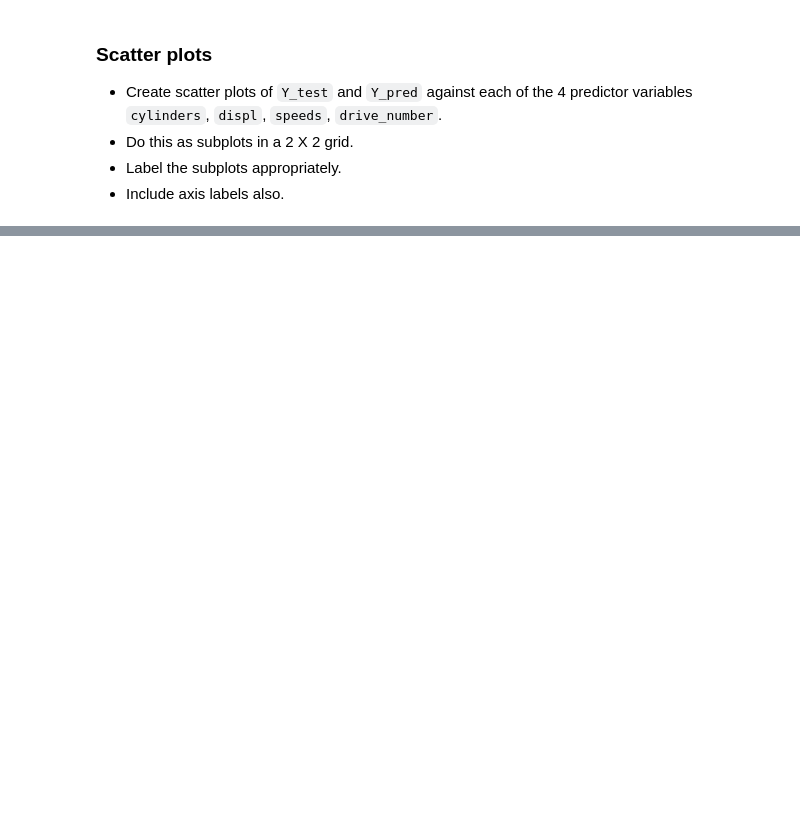
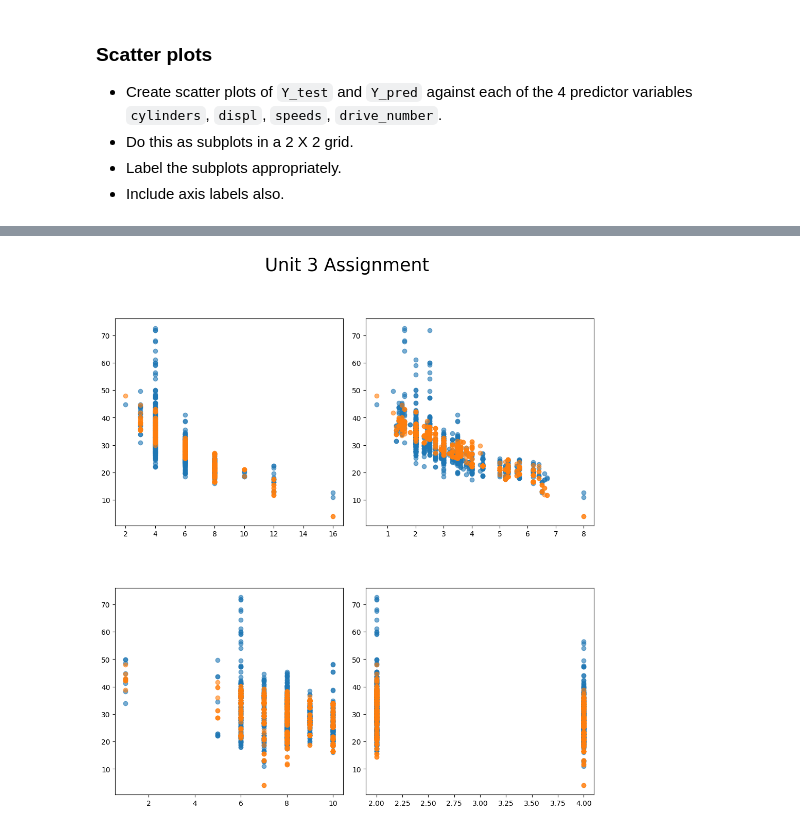
Before and after one commit to setiadha-unc/data720, a Jupyter notebook: Unit 5/Assignments/Unit5_Assignment_corrected.ipynb, the cells around one changed output, grey strips where cells are left out. Drawn from its saved outputs; the diff is of its cells as text; code cells hidden in the pictures; blank space fills up the shorter version.

Commit message:
assignment 5

```diff
--- a/Unit 5/Assignments/Unit5_Assignment_corrected.ipynb
+++ b/Unit 5/Assignments/Unit5_Assignment_corrected.ipynb
@@ -155,0 +201,4 @@ X = np.array([carDataRead['cylinders'], carDataRead['displ'], carDataRead['speed
+# %%
+from sklearn import linear_model
+regr = linear_model.LinearRegression()
+regr.fit(X_train, y_train)
@@ -155,0 +207,3 @@ X = np.array([carDataRead['cylinders'], carDataRead['displ'], carDataRead['speed
+# %%
+Y_pred = regr.predict(X_test)
+Y_pred
@@ -170,0 +250,4 @@ X = np.array([carDataRead['cylinders'], carDataRead['displ'], carDataRead['speed
+# %%
+y_test = y_test.to_numpy().reshape(-1,1)
+Y_pred = Y_pred[:, np.newaxis]
+print(y_test, Y_pred)
@@ -170,0 +272,26 @@ X = np.array([carDataRead['cylinders'], carDataRead['displ'], carDataRead['speed
+# %%
+from matplotlib.gridspec import GridSpec
+
+fig = plt.figure(figsize=(12, 12))
+gs = GridSpec(2, 2, figure=fig, wspace=0.1, hspace=0.3)
+fig.suptitle("Unit 3 Assignment", fontsize=25)
+
+row1A = fig.add_subplot(gs[0, 0])
+row1A.scatter(X_test["cylinders"], y_test, label="test", alpha=0.6)
+row1A.scatter(X_test["cylinders"], Y_pred, label="pred", alpha=0.6)
+
+row1B = fig.add_subplot(gs[0, 1])
+row1B.scatter(X_test["displ"], y_test, label="test", alpha=0.6)
+row1B.scatter(X_test["displ"], Y_pred, label="pred", alpha=0.6)
+
+row2A = fig.add_subplot(gs[1, 0])
+row2A.scatter(X_test["speeds"], y_test, label="test", alpha=0.6)
+row2A.scatter(X_test["speeds"], Y_pred, label="pred", alpha=0.6)
+
+row2B = fig.add_subplot(gs[1, 1])
+row2B.scatter(X_test["drive_number"], y_test, label="test", alpha=0.6)
+row2B.scatter(X_test["drive_number"], Y_pred, label="pred", alpha=0.6)
+
+plt.show()
+# %% [output]
+[figure, added]
```
Also changed, not shown: parts of 23 cells of this notebook, 3 other files.
